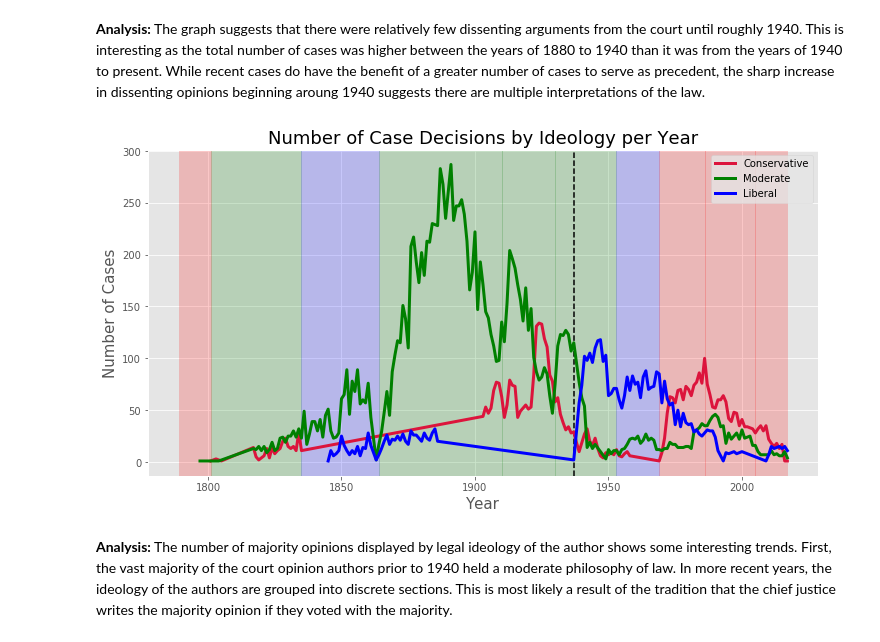
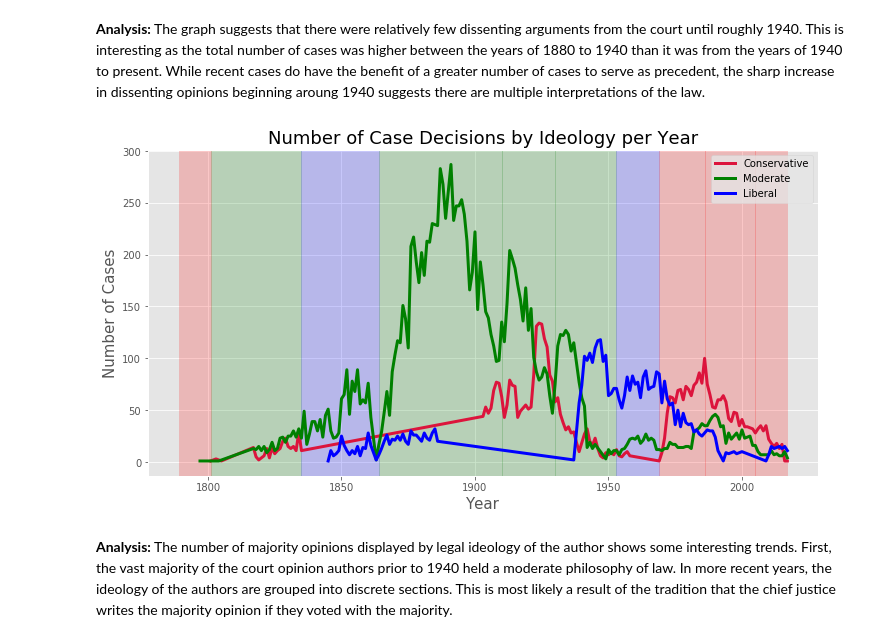
Before and after one commit to kpokrass/Supreme_Court_Case_Ideology, a Jupyter notebook: final_notebook.ipynb, the cells around one changed output. Drawn from its saved outputs; the diff is of its cells as text; code cells hidden in the pictures.

```diff
--- a/final_notebook.ipynb
+++ b/final_notebook.ipynb
@@ -673,59 +653,68 @@ plt.show()
 # %% [markdown]
 **Analysis:** The graph suggests that there were relatively few dissenting arguments from the court until roughly 1940. This is interesting as the total number of cases was higher between the years of 1880 to 1940 than it was from the years of 1940 to present. While recent cases do have the benefit of a greater number of cases to serve as precedent, the sharp increase in dissenting opinions beginning aroung 1940 suggests there are multiple interpretations of the law.
 # %%
+# Isolate majority opinions authored by each ideological class
 conservative = data_eda.loc[(data_eda.ideology_class == 'Conservative') & (data_eda.category == 'majority')]
 moderate = data_eda.loc[(data_eda.ideology_class == 'Moderate') & (data_eda.category == 'majority')]
 liberal = data_eda.loc[(data_eda.ideology_class == 'Liberal') & (data_eda.category == 'majority')]
 
+# Group the cases by year
 con_grp = dict(conservative.groupby('year')['name'].count())
+# Create and order a list of years in ascending order
 con_yrs = list(conservative.year.unique())
 con_yrs = sorted(con_yrs)
 
+# Get the count of conservative case opinions for each year
 con_counts = []
 for yr in con_yrs:
     number = con_grp[yr]
     con_counts.append(number)
 
+# Group the cases by year
 mod_grp = dict(moderate.groupby('year')['name'].count())
+# Create and order a list of years in ascending order
 mod_yrs = list(moderate.year.unique())
 mod_yrs = sorted(mod_yrs)
 
+# Get the count of moderate case opinions for each year
 mod_counts = []
 for yr in mod_yrs:
     number = mod_grp[yr]
     mod_counts.append(number)
 
+# Group the cases by year
 lib_grp = dict(liberal.groupby('year')['name'].count())
+# Create and order a list of years in ascending order
 lib_yrs = list(liberal.year.unique())
 lib_yrs = sorted(lib_yrs)
 
+# Get the count of liberal case opinions for each year
 lib_counts = []
 for yr in lib_yrs:
     number = lib_grp[yr]
     lib_counts.append(number)
 
-
+# Create the plot
 fig = plt.figure(figsize=[12,6])
-plt.axvline(1937, color='black', linestyle='--')
 plt.plot(con_yrs, con_counts, lw=3, color='crimson', label='Conservative')
 plt.plot(mod_yrs, mod_counts, lw=3, color='green', label='Moderate')
 plt.plot(lib_yrs, lib_counts, lw=3, color='blue', label='Liberal')
 plt.axvspan(1789, 1801, color='red', alpha=0.2) # Jay, Rutledge, and Ellsworth Courts moderate?
 plt.axvspan(1801, 1835, color='green', alpha=0.2) # Marshall Court
 plt.axvspan(1835, 1864, color='blue', alpha=0.2) # Taney Court
 plt.axvspan(1864, 1910, color='green', alpha=0.2) # Chase, Waite, and Fuller Courts
 plt.axvspan(1910, 1930, color='green', alpha=0.2) # White and Taft Courts maybe blue/green
 plt.axvspan(1930, 1953, color='green', alpha=0.2) # Hughes, Stone, and Vinson Courts
 plt.axvspan(1953, 1969, color='blue', alpha=0.2) # Warren Court true moderate
 plt.axvspan(1969, 1986, color='red', alpha=0.2) # Burger Court maybe true blue maybe true red
 plt.axvspan(1986, 2005, color='red', alpha=0.2) # Rehnquist Court
 plt.axvspan(2005, 2017, color='red', alpha=0.2) # Roberts Court true red
 plt.title('Number of Case Decisions by Ideology per Year', fontsize=18)
 plt.xlabel('Year', fontsize=15)
 plt.ylabel('Number of Cases', fontsize=15)
 plt.legend()
 plt.show()
 # %% [output]
-[figure, old version]
+[figure, new version]
 # %% [markdown]
 **Analysis:** The number of majority opinions displayed by legal ideology of the author shows some interesting trends. First, the vast majority of the court opinion authors prior to 1940 held a moderate philosophy of law. In more recent years, the ideology of the authors are grouped into discrete sections. This is most likely a result of the tradition that the chief justice writes the majority opinion if they voted with the majority.
```
Also changed, not shown: parts of 87 cells of this notebook.
